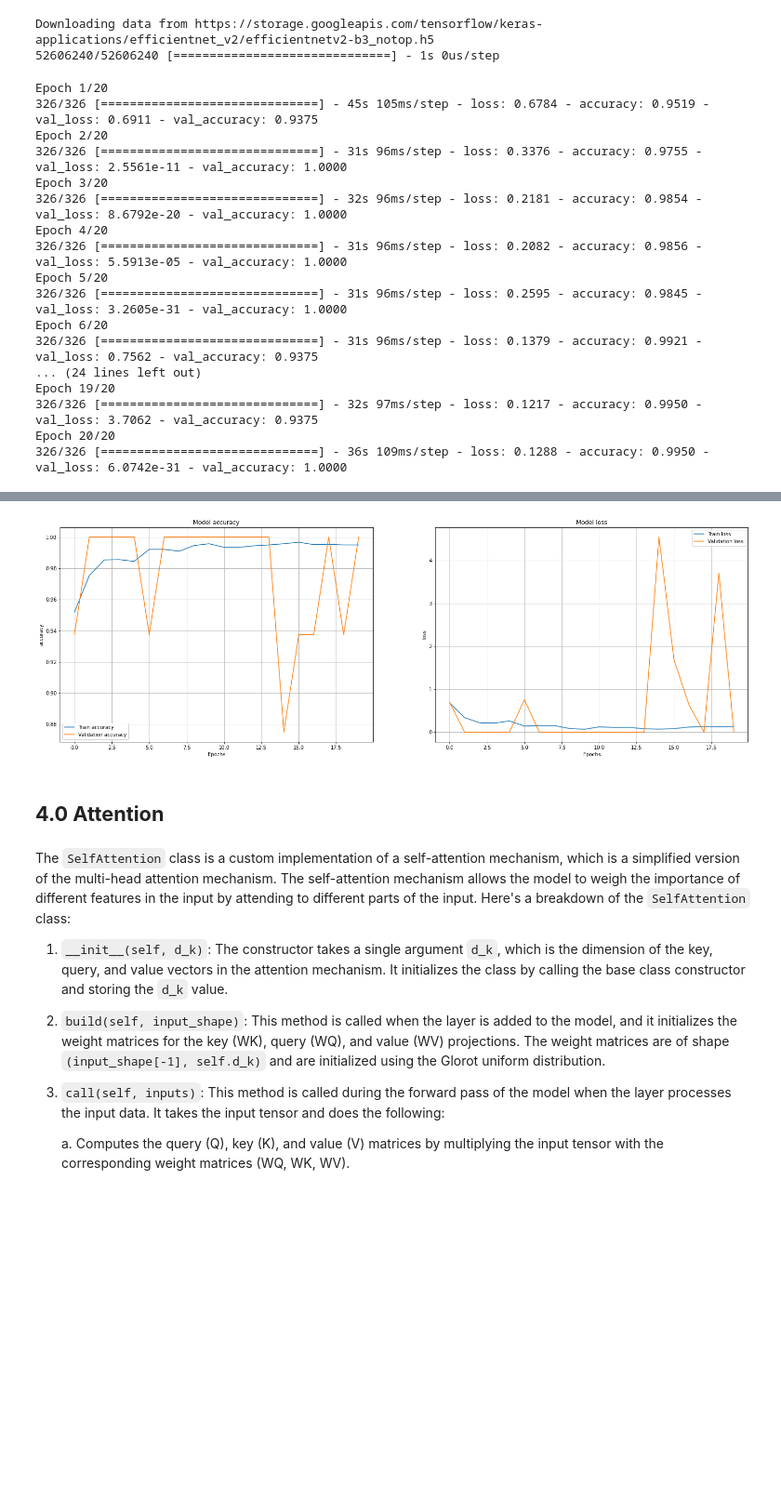
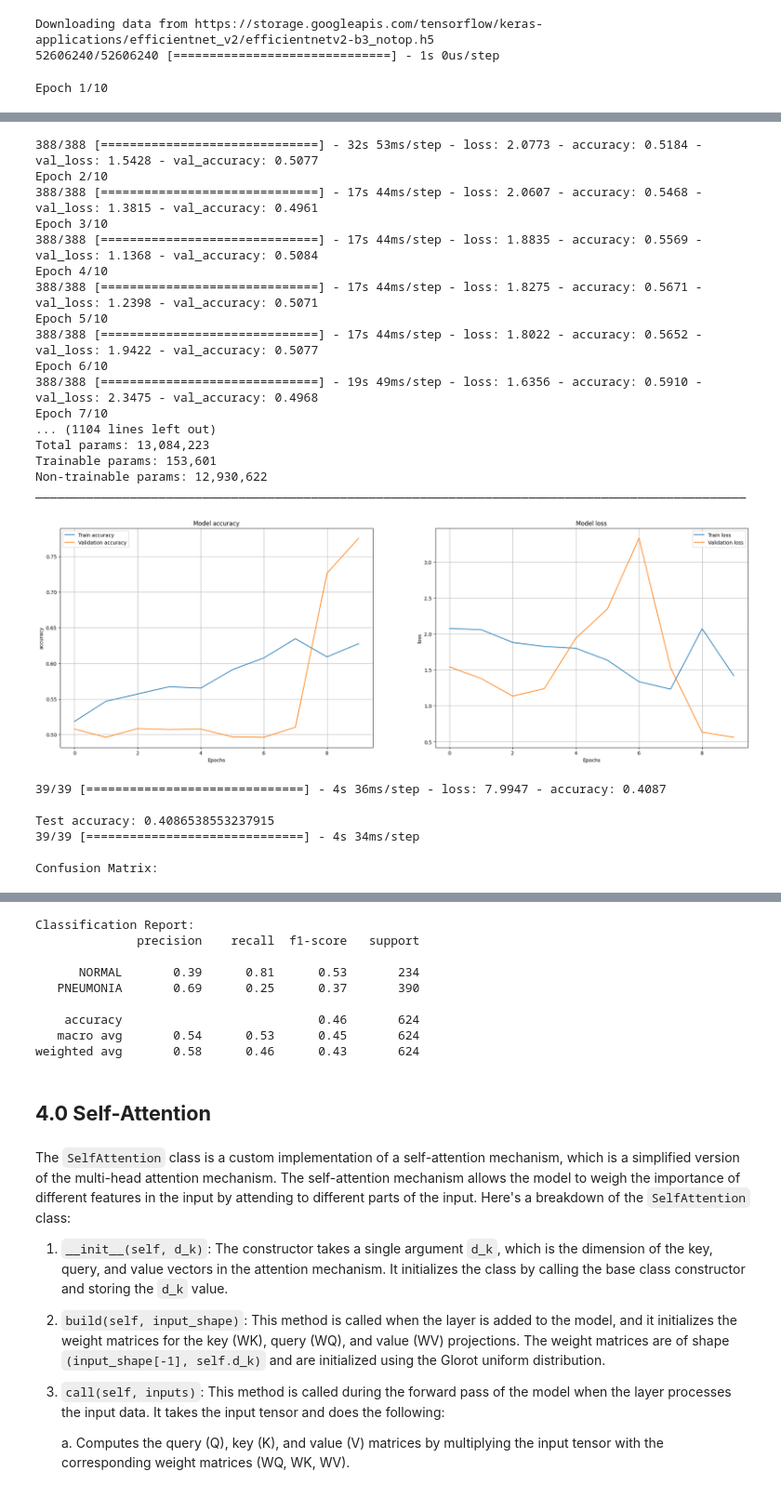
Before and after one commit to SikYinSun/COVID-19-Detection, a Jupyter notebook: COVID19_detection.ipynb, the cells around one changed output, grey strips where cells are left out. Shown at 93% size. Drawn from its saved outputs; the diff is of its cells as text; code cells hidden in the pictures; blank space fills up the shorter version.

```diff
--- a/COVID19_detection.ipynb
+++ b/COVID19_detection.ipynb
@@ -333,22 +388,7 @@ eff_v2.compile(loss="binary_crossentropy", optimizer='adam', metrics=["accuracy"
 Downloading data from https://storage.googleapis.com/tensorflow/keras-applications/efficientnet_v2/efficientnetv2-b3_notop.h5
 52606240/52606240 [==============================] - 1s 0us/step
 # %%
-history_eff_v2 = eff_v2.fit(train_data, epochs=20,validation_data = val_data)
+# history_eff_v2 = eff_v2.fit(train_data, epochs=20,validation_data = val_data)
+evaluate_model(model=eff_v2, train_dataset=train_data, val_dataset=val_data, test_dataset=test_data, epochs=10, class_names=class_label)
 # %% [output]
-Epoch 1/20
-326/326 [==============================] - 45s 105ms/step - loss: 0.6784 - accuracy: 0.9519 - val_loss: 0.6911 - val_accuracy: 0.9375
-Epoch 2/20
-326/326 [==============================] - 31s 96ms/step - loss: 0.3376 - accuracy: 0.9755 - val_loss: 2.5561e-11 - val_accuracy: 1.0000
-Epoch 3/20
-326/326 [==============================] - 32s 96ms/step - loss: 0.2181 - accuracy: 0.9854 - val_loss: 8.6792e-20 - val_accuracy: 1.0000
-Epoch 4/20
-326/326 [==============================] - 31s 96ms/step - loss: 0.2082 - accuracy: 0.9856 - val_loss: 5.5913e-05 - val_accuracy: 1.0000
-Epoch 5/20
-326/326 [==============================] - 31s 96ms/step - loss: 0.2595 - accuracy: 0.9845 - val_loss: 3.2605e-31 - val_accuracy: 1.0000
-Epoch 6/20
-326/326 [==============================] - 31s 96ms/step - loss: 0.1379 - accuracy: 0.9921 - val_loss: 0.7562 - val_accuracy: 0.9375
-... (24 lines left out)
-Epoch 19/20
-326/326 [==============================] - 32s 97ms/step - loss: 0.1217 - accuracy: 0.9950 - val_loss: 3.7062 - val_accuracy: 0.9375
-Epoch 20/20
-326/326 [==============================] - 36s 109ms/step - loss: 0.1288 - accuracy: 0.9950 - val_loss: 6.0742e-31 - val_accuracy: 1.0000
+Epoch 1/10
@@ -354,0 +396,24 @@ Epoch 20/20
+388/388 [==============================] - 32s 53ms/step - loss: 2.0773 - accuracy: 0.5184 - val_loss: 1.5428 - val_accuracy: 0.5077
+Epoch 2/10
+388/388 [==============================] - 17s 44ms/step - loss: 2.0607 - accuracy: 0.5468 - val_loss: 1.3815 - val_accuracy: 0.4961
+Epoch 3/10
+388/388 [==============================] - 17s 44ms/step - loss: 1.8835 - accuracy: 0.5569 - val_loss: 1.1368 - val_accuracy: 0.5084
+Epoch 4/10
+388/388 [==============================] - 17s 44ms/step - loss: 1.8275 - accuracy: 0.5671 - val_loss: 1.2398 - val_accuracy: 0.5071
+Epoch 5/10
+388/388 [==============================] - 17s 44ms/step - loss: 1.8022 - accuracy: 0.5652 - val_loss: 1.9422 - val_accuracy: 0.5077
+Epoch 6/10
+388/388 [==============================] - 19s 49ms/step - loss: 1.6356 - accuracy: 0.5910 - val_loss: 2.3475 - val_accuracy: 0.4968
+Epoch 7/10
+... (1104 lines left out)
+Total params: 13,084,223
+Trainable params: 153,601
+Non-trainable params: 12,930,622
+__________________________________________________________________________________________________
+[figure, added]
+39/39 [==============================] - 4s 36ms/step - loss: 7.9947 - accuracy: 0.4087
+
+Test accuracy: 0.4086538553237915
+39/39 [==============================] - 4s 34ms/step
+
+Confusion Matrix:
@@ -355,27 +421,12 @@ Epoch 20/20
+Classification Report:
+              precision    recall  f1-score   support
+
+      NORMAL       0.39      0.81      0.53       234
+   PNEUMONIA       0.69      0.25      0.37       390
+
+    accuracy                           0.46       624
+   macro avg       0.54      0.53      0.45       624
+weighted avg       0.58      0.46      0.43       624
-# %%
-fig, ax = plt.subplots(ncols=2, figsize=(25, 8))
-
-ax[0].plot(history_eff_v2.history['accuracy'], label="Train accuracy")
-ax[0].plot(history_eff_v2.history['val_accuracy'], label="Validation accuracy")
-ax[0].set_title("Model accuracy")
-ax[0].set_xlabel("Epochs")
-ax[0].set_ylabel("accuracy")
-ax[0].legend(["train", "val"])
-ax[0].grid(True)
-ax[0].legend()
-
-ax[1].plot(history_eff_v2.history['loss'], label="Train loss")
-ax[1].plot(history_eff_v2.history['val_loss'], label="Validation loss")
-ax[1].set_title("Model loss")
-ax[1].set_xlabel("Epochs")
-ax[1].set_ylabel("loss")
-ax[1].legend(["train", "val"])
-ax[1].grid(True)
-ax[1].legend()
-
-plt.show()
-# %% [output]
-[figure, removed]
 # %% [markdown]
-## <b> 4.0 Attention </b>
+## <b> 4.0 Self-Attention </b>
 # %%
```
Also changed, not shown: parts of 46 cells of this notebook.
